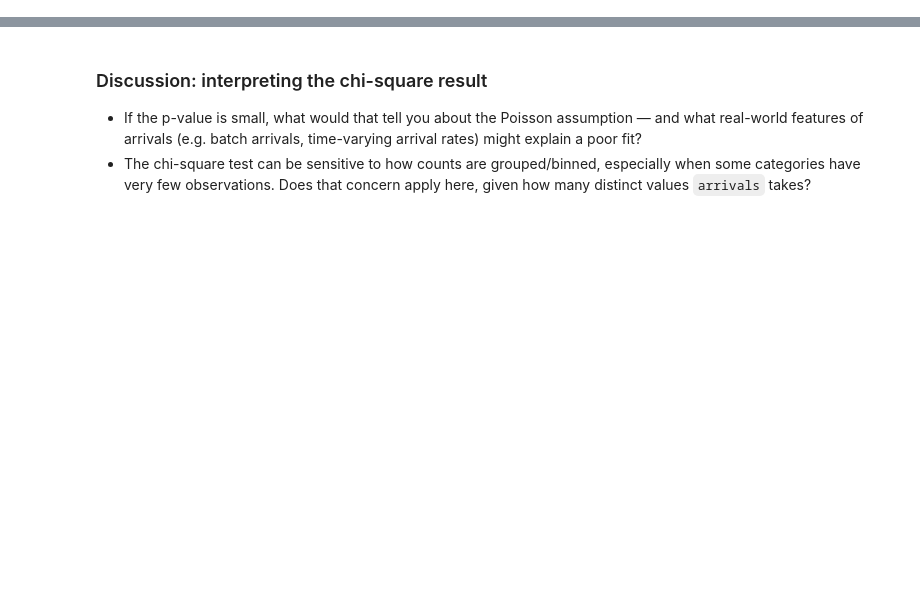
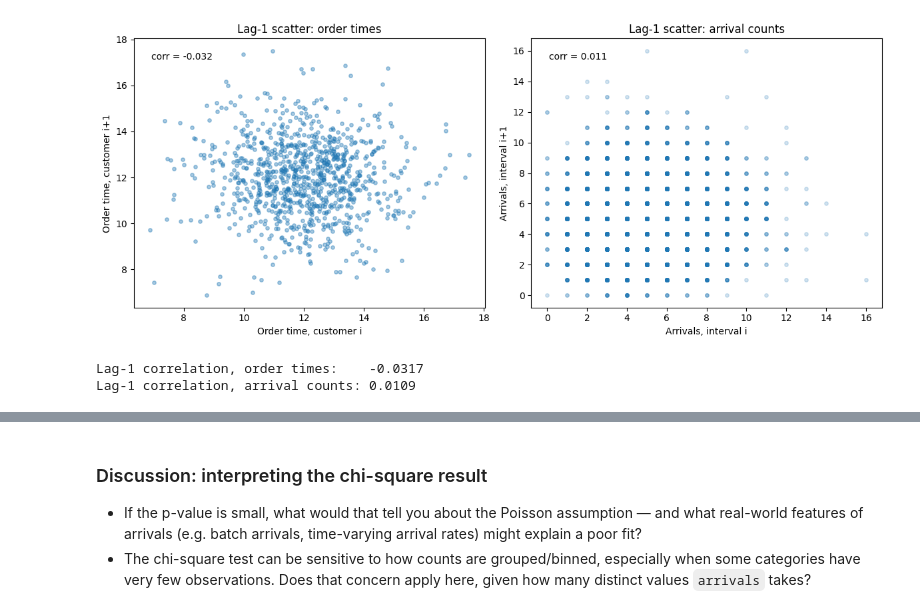
Before and after one commit to atajalili/sim, a Jupyter notebook: notebooks/session_02_input_analysis.ipynb, the cells around one changed output, grey strips where cells are left out. Cells and saved outputs as stored; diff of their text form; code cells hidden in the pictures; blank space fills up the shorter version.

```diff
--- a/notebooks/session_02_input_analysis.ipynb
+++ b/notebooks/session_02_input_analysis.ipynb
@@ -33,0 +238,28 @@ A simulation model is only as trustworthy as the random inputs that drive it. If
+# %%
+fig, axes = plt.subplots(1, 2, figsize=(12, 5))
+
+# Order times: lag-1 scatter
+axes[0].scatter(order_times[:-1], order_times[1:], alpha=0.4, s=15)
+axes[0].set_xlabel('Order time, customer i')
+axes[0].set_ylabel('Order time, customer i+1')
+axes[0].set_title('Lag-1 scatter: order times')
+lag1_corr_orders = np.corrcoef(order_times[:-1], order_times[1:])[0, 1]
+axes[0].text(0.05, 0.95, f"corr = {lag1_corr_orders:.3f}", transform=axes[0].transAxes, va='top')
+
+# Arrival counts: lag-1 scatter
+axes[1].scatter(arrivals[:-1], arrivals[1:], alpha=0.2, s=15)
+axes[1].set_xlabel('Arrivals, interval i')
+axes[1].set_ylabel('Arrivals, interval i+1')
+axes[1].set_title('Lag-1 scatter: arrival counts')
+lag1_corr_arrivals = np.corrcoef(arrivals[:-1], arrivals[1:])[0, 1]
+axes[1].text(0.05, 0.95, f"corr = {lag1_corr_arrivals:.3f}", transform=axes[1].transAxes, va='top')
+
+plt.tight_layout()
+plt.show()
+
+print(f"Lag-1 correlation, order times:    {lag1_corr_orders:.4f}")
+print(f"Lag-1 correlation, arrival counts: {lag1_corr_arrivals:.4f}")
+# %% [output]
+[figure, added]
+Lag-1 correlation, order times:    -0.0317
+Lag-1 correlation, arrival counts: 0.0109
```
Also changed, not shown: parts of 41 cells of this notebook.
